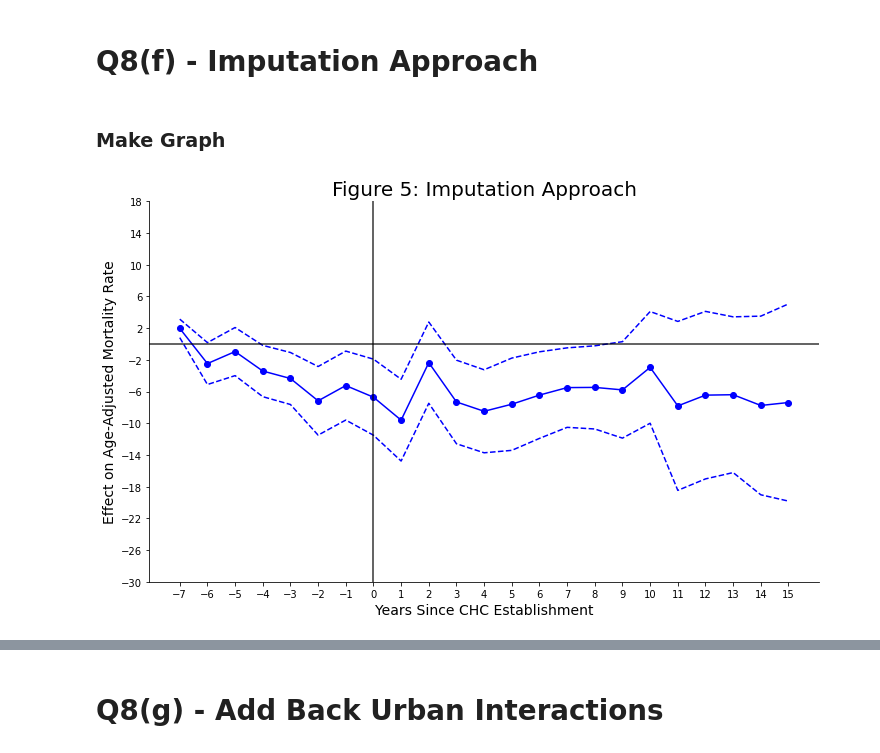
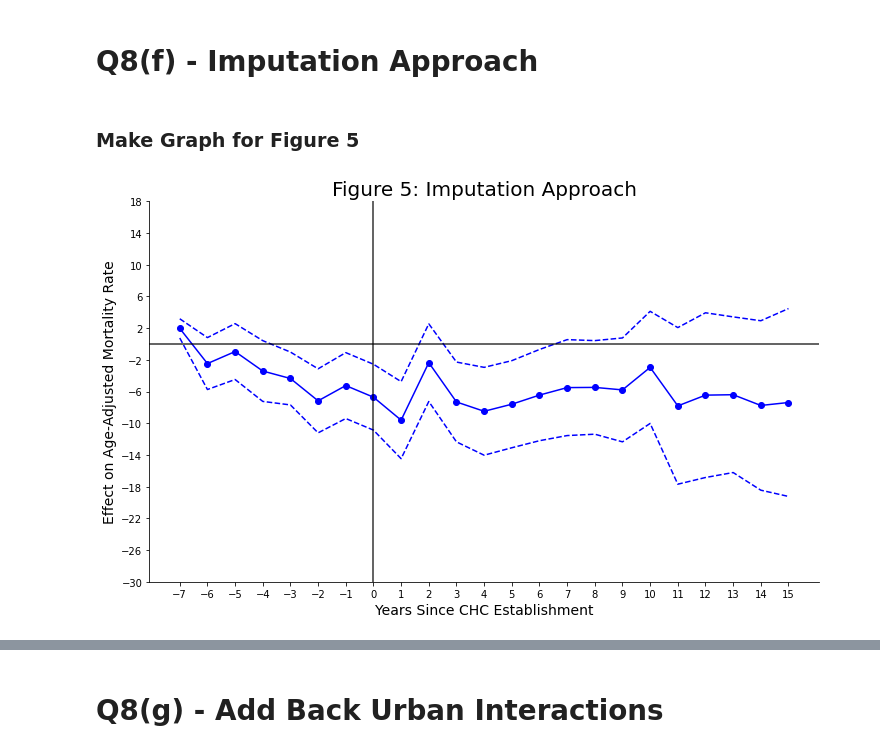
Before and after one commit to stevenbuschbach/Applied-Microeconometrics, a Jupyter notebook: q8/q8_code.ipynb, the cells around one changed output, grey strips where cells are left out. Saved outputs shown, nothing was run; the diff lists cells and outputs as text; code cells hidden in the pictures.

```diff
--- a/q8/q8_code.ipynb
+++ b/q8/q8_code.ipynb
@@ -585,46 +639,48 @@ def block_bootstrap_SEs_direct(df, N_boots):
 mydf = copy.deepcopy(df[['fips','chc_year_exp','year','popwt','cohort','amr','_const']+_Iyear_cols])
 # %%
 effects_impute    = imputation_approach(mydf)
-effects_impute_SE = block_bootstrap_SEs_direct(mydf, 100)
+effects_impute_SE = block_bootstrap_SEs_impute(mydf, 100)
+effects_impute_f5,effects_impute_t2       = effects_impute[0],effects_impute[1]
+effects_impute_f5_SE,effects_impute_t2_SE = effects_impute_SE[0],effects_impute_SE[1]
 # %% [markdown]
-### Make Graph
+### Make Graph for Figure 5
 # %%
 # Make into nice dataframe
-effects_df = pd.DataFrame({'Time':effects_impute['RT'],
-                           'Coefficient':effects_impute['ATT'],
-                           'Standard Error':effects_impute_SE})
+effects_f5_df = pd.DataFrame({'Time':effects_impute_f5['RT'],
+                              'Coefficient':effects_impute_f5['ATT'],
+                              'Standard Error':effects_impute_f5_SE})
 
 # Get upper and lower confidence bounds
-effects_df['Upper CI'] = effects_df['Coefficient']+1.96*effects_df['Standard Error']
-effects_df['Lower CI'] = effects_df['Coefficient']-1.96*effects_df['Standard Error']
+effects_f5_df['Upper CI'] = effects_f5_df['Coefficient']+1.96*effects_f5_df['Standard Error']
+effects_f5_df['Lower CI'] = effects_f5_df['Coefficient']-1.96*effects_f5_df['Standard Error']
 # %%
 fig,ax = plt.subplots(figsize=(12,7))
 
 # Formatting stuff
 ax.spines['top'].set_visible(False)
 ax.spines['right'].set_visible(False)
 
 # Plot 1 main stuff
-ax.plot(effects_df['Time'], effects_df['Coefficient'], color='blue')
-ax.scatter(effects_df['Time'], effects_df['Coefficient'], color='blue')
-ax.plot(effects_df['Time'], effects_df['Upper CI'], linestyle='dashed', color='blue')
-ax.plot(effects_df['Time'], effects_df['Lower CI'], linestyle='dashed', color='blue')
+ax.plot(effects_f5_df['Time'], effects_f5_df['Coefficient'], color='blue')
+ax.scatter(effects_f5_df['Time'], effects_f5_df['Coefficient'], color='blue')
+ax.plot(effects_f5_df['Time'], effects_f5_df['Upper CI'], linestyle='dashed', color='blue')
+ax.plot(effects_f5_df['Time'], effects_f5_df['Lower CI'], linestyle='dashed', color='blue')
 
 # Vertical/horizontal lines
 ax.axhline(y=0, color='black', linestyle='solid', alpha=0.8)
 ax.axvline(x=0, color='black', linestyle='solid', alpha=0.8)
 
 # Axis mess
 ax.set_xticks(np.arange(-7,16,1))
 ax.set_yticks(np.arange(-30,22,4))
 ax.set_xlabel("Years Since CHC Establishment", size=14)
 ax.set_ylabel("Effect on Age-Adjusted Mortality Rate", size=14)
 
 # Titles
 ax.set_title("Figure 5: Imputation Approach", size=20)
 
 # Save out
 plt.savefig("./q8_output/q8f_fig5.png")
 plt.show()
 # %% [output]
-[figure, old version]
+[figure, new version]
```
Also changed, not shown: parts of 22 cells of this notebook, 8 other files.
